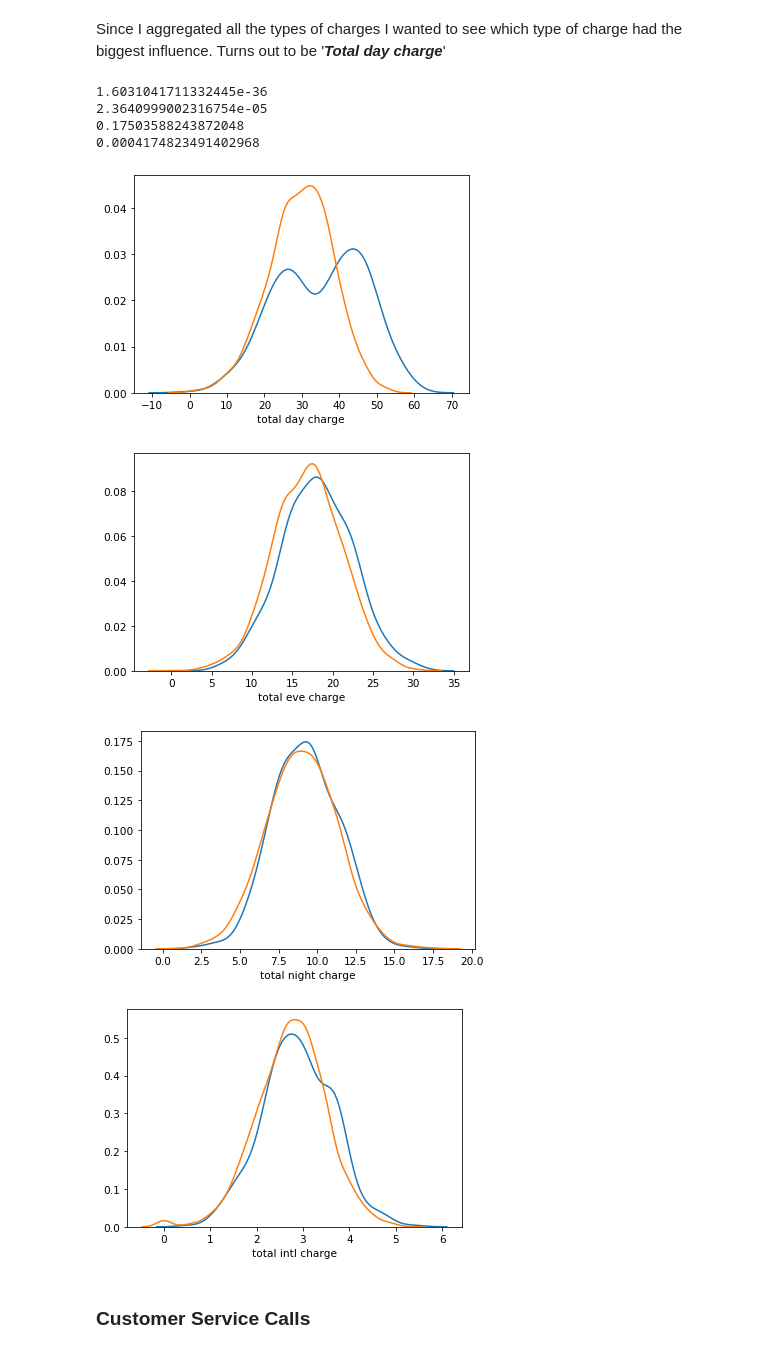
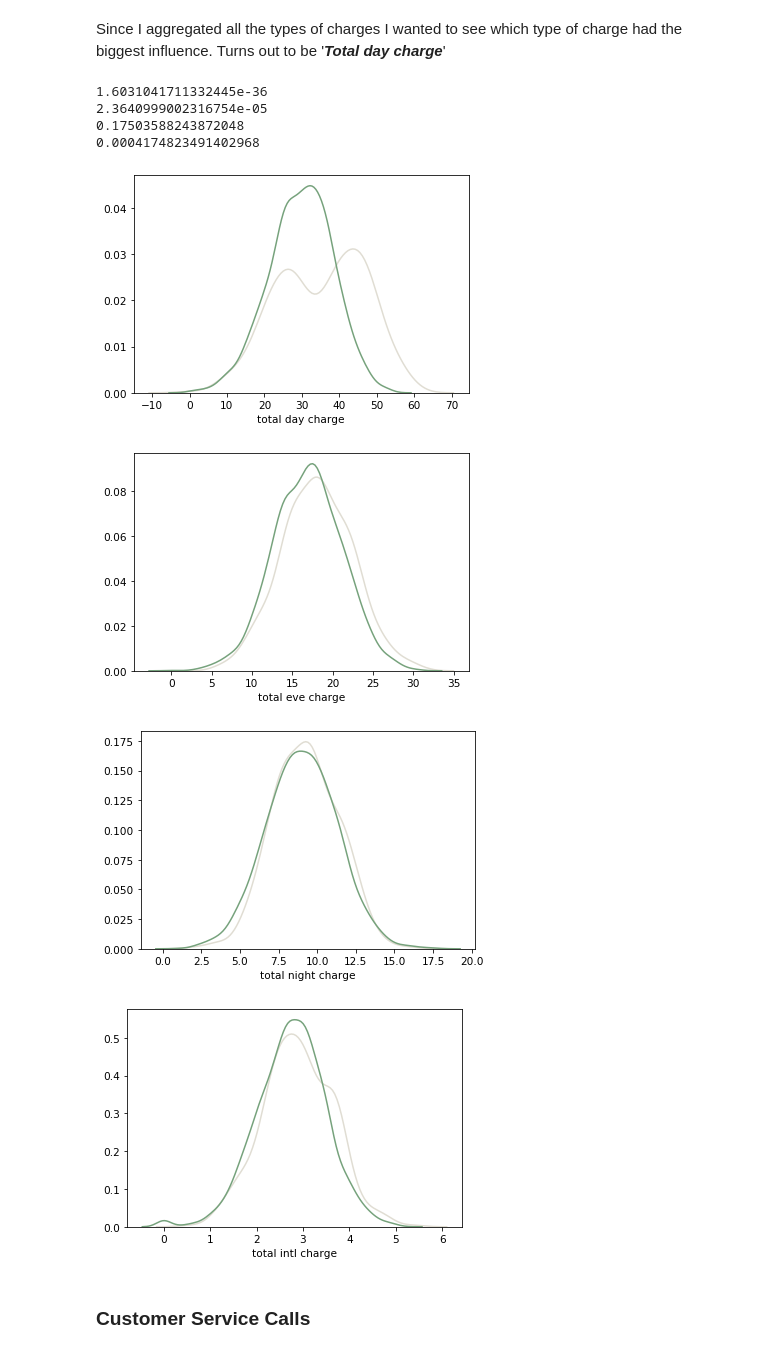
Before and after one commit to OsterMendel/mod3_project, a Jupyter notebook: EDA.ipynb, the cells around one changed output. Cells and saved outputs as stored; diff of their text form; code cells hidden in the pictures.

```diff
--- a/EDA.ipynb
+++ b/EDA.ipynb
@@ -321,16 +321,16 @@ Since I aggregated all the types of charges I wanted to see which type of charge
 # %%
 charge_types = ['total day charge','total eve charge','total night charge','total intl charge']
 for charge in charge_types:
     plt.figure()
     print(ks_2samp(df[df['churn']][charge],df[~df['churn']][charge])[1])
-    sns.distplot(df[df['churn']][charge],hist=False)
-    sns.distplot(df[~df['churn']][charge],hist=False)
+    sns.distplot(df[df['churn']][charge],hist=False,color='#e0ddd3')
+    sns.distplot(df[~df['churn']][charge],hist=False,color='#76a27c')
 # %% [output]
 1.6031041711332445e-36
 2.3640999002316754e-05
 0.17503588243872048
 0.0004174823491402968
-[figure, old version]
+[figure, new version]
-[figure, old version]
+[figure, new version]
-[figure, old version]
+[figure, new version]
-[figure, old version]
+[figure, new version]
```
Also changed, not shown: parts of 20 cells of this notebook, 2 other files.
